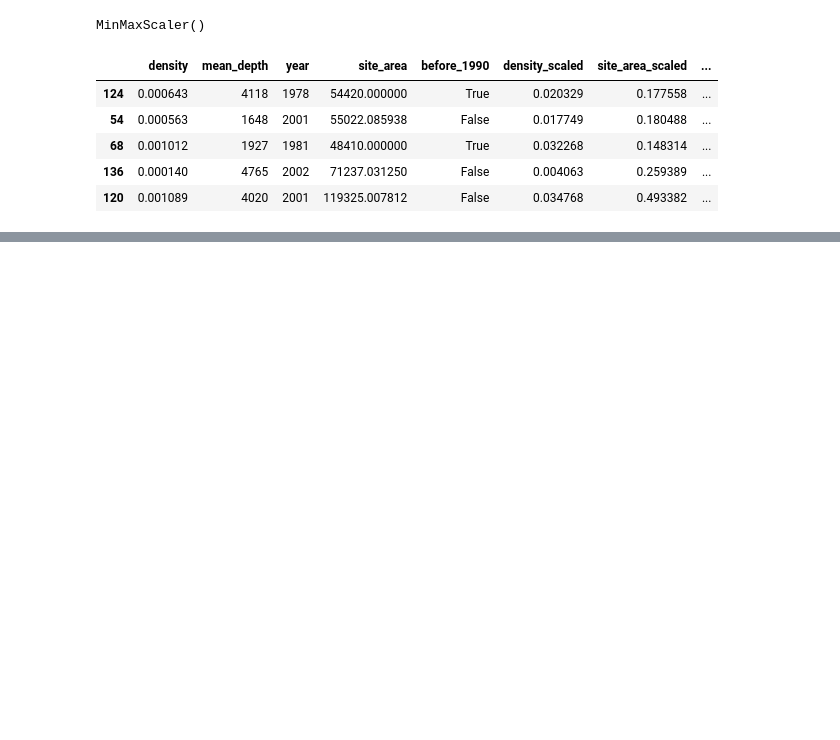
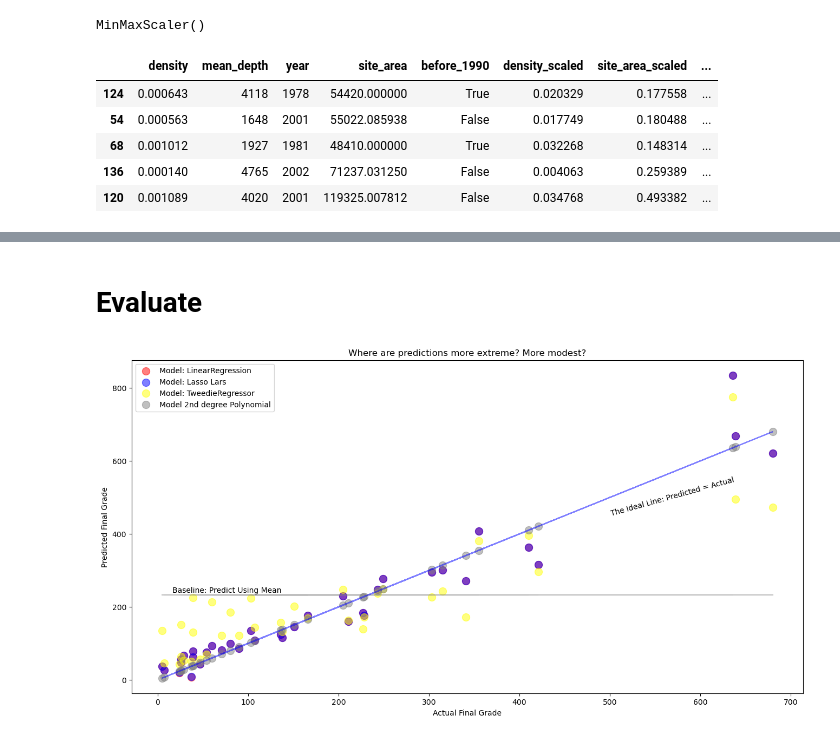
Before and after one commit to Adam-Harris87/regression-exercises, a Jupyter notebook: modeling.ipynb, the cells around one changed output, grey strips where cells are left out. Drawn from its saved outputs; the diff is of its cells as text; code cells hidden in the pictures; blank space fills up the shorter version.

Commit message:
working on modeling exercises

```diff
--- a/modeling.ipynb
+++ b/modeling.ipynb
@@ -335,0 +350,6 @@ f_feature
+# %%
+y_train['fish_pred_mean'] = y_train.fish.mean()
+y_validate['fish_pred_mean'] = y_train.fish.mean()
+
+y_train['fish_pred_med'] = y_train.fish.median()
+y_validate['fish_pred_med'] = y_train.fish.median()
@@ -335,0 +579,14 @@ f_feature
+# %%
+# make la thing
+lm2 = LinearRegression()
+# fit za thing
+lm2.fit(X_train_degree2, y_train.fish)
+# usage of a thing
+y_train['fish_pred_lm2'] = lm2.predict(X_train_degree2)
+# Evaluate: RMSE
+rmse_train = mean_squared_error(y_train.fish, y_train.fish_pred_lm2) ** .5
+
+# repeat usage on validate
+y_validate['fish_pred_lm2'] = lm2.predict(X_validate_degree2)
+# evaluate: RMSE
+rmse_validate = mean_squared_error(y_validate.fish, y_validate.fish_pred_lm2) ** .5
@@ -335,0 +617,31 @@ f_feature
+# %% [markdown]
+# Evaluate
+# %%
+plt.figure(figsize=(16,8))
+#actual vs mean
+plt.plot(y_validate.fish, y_validate.fish_pred_mean, alpha=.5, color="gray", label='_nolegend_')
+plt.annotate("Baseline: Predict Using Mean", (16, 240))
+
+#actual vs. actual
+plt.plot(y_validate.fish, y_validate.fish, alpha=.5, color="blue", label='_nolegend_')
+plt.annotate("The Ideal Line: Predicted = Actual", (500, 450), rotation=15.5)
+
+#actual vs. LinearReg model
+plt.scatter(y_validate.fish, y_validate.fish_pred_lm,
+            alpha=.5, color="red", s=100, label="Model: LinearRegression")
+#actual vs. LassoLars model
+plt.scatter(y_validate.fish, y_validate.fish_pred_lars,
+            alpha=.5, color="blue", s=100, label="Model: Lasso Lars")
+#actual vs. Tweedie/GenLinModel
+plt.scatter(y_validate.fish, y_validate.fish_pred_glm,
+            alpha=.5, color="yellow", s=100, label="Model: TweedieRegressor")
+#actual vs. PolynomReg/Quadratic
+plt.scatter(y_validate.fish, y_validate.fish_pred_lm2,
+            alpha=.5, color="grey", s=100, label="Model 2nd degree Polynomial")
+plt.legend()
+plt.xlabel("Actual Final Grade")
+plt.ylabel("Predicted Final Grade")
+plt.title("Where are predictions more extreme? More modest?")
+plt.show()
+# %% [output]
+[figure, added]
```
Also changed, not shown: parts of 65 cells of this notebook.
